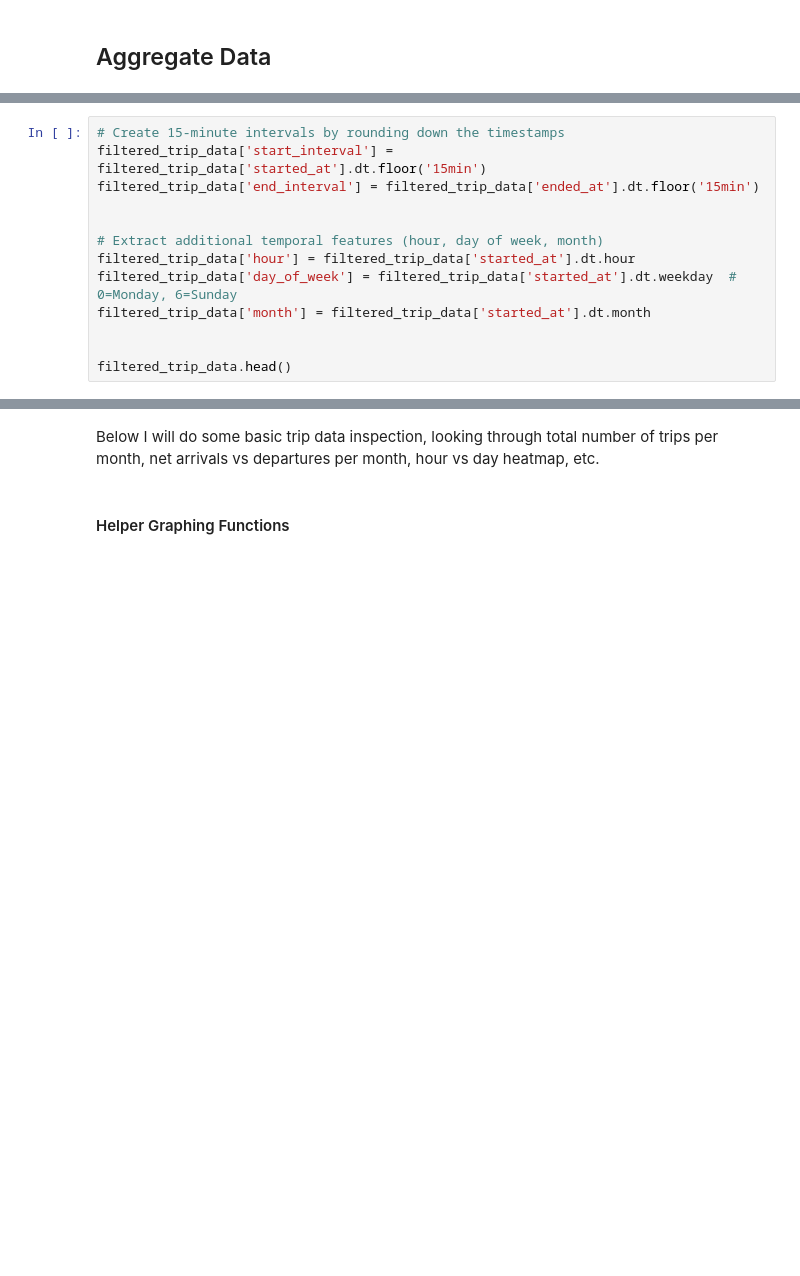
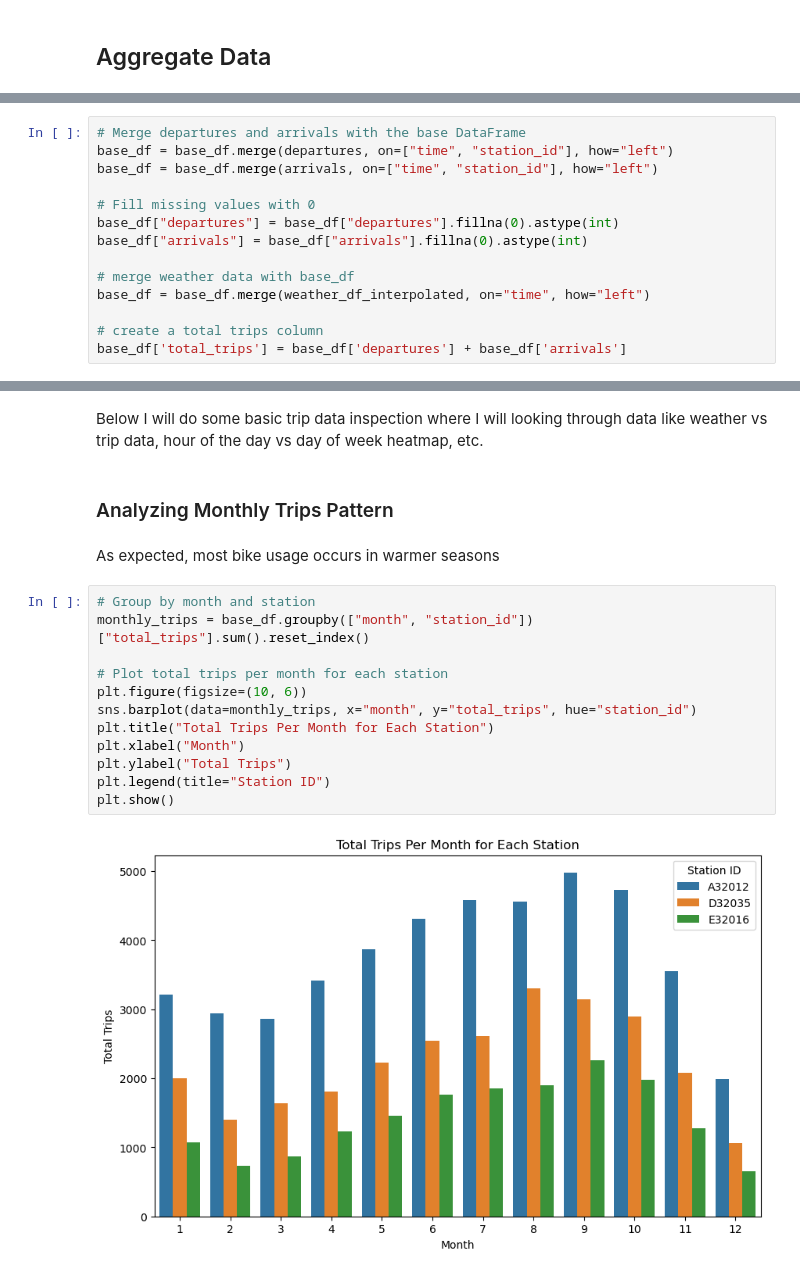
Before and after one commit to jamesyoung-15/Bluebikes-Availability-Predictor, a Jupyter notebook: notebook/notebook-v2.ipynb, the cells around one changed output, grey strips where cells are left out. Saved outputs shown, nothing was run; the diff lists cells and outputs as text; blank space fills up the shorter version.

```diff
--- a/notebook/notebook-v2.ipynb
+++ b/notebook/notebook-v2.ipynb
@@ -201,13 +201,0 @@ filtered_trip_data.head()
-# %%
-# Create 15-minute intervals by rounding down the timestamps
-filtered_trip_data['start_interval'] = filtered_trip_data['started_at'].dt.floor('15min')
-filtered_trip_data['end_interval'] = filtered_trip_data['ended_at'].dt.floor('15min')
-
-
-# Extract additional temporal features (hour, day of week, month)
-filtered_trip_data['hour'] = filtered_trip_data['started_at'].dt.hour
-filtered_trip_data['day_of_week'] = filtered_trip_data['started_at'].dt.weekday  # 0=Monday, 6=Sunday
-filtered_trip_data['month'] = filtered_trip_data['started_at'].dt.month
-
-
-filtered_trip_data.head()
@@ -222,0 +269,14 @@ To guess the number of bikes available at a station, I will split the arrivals a
+# %%
+# Merge departures and arrivals with the base DataFrame
+base_df = base_df.merge(departures, on=["time", "station_id"], how="left")
+base_df = base_df.merge(arrivals, on=["time", "station_id"], how="left")
+
+# Fill missing values with 0
+base_df["departures"] = base_df["departures"].fillna(0).astype(int)
+base_df["arrivals"] = base_df["arrivals"].fillna(0).astype(int)
+
+# merge weather data with base_df
+base_df = base_df.merge(weather_df_interpolated, on="time", how="left")
+
+# create a total trips column
+base_df['total_trips'] = base_df['departures'] + base_df['arrivals']
@@ -225,4 +309,20 @@ To guess the number of bikes available at a station, I will split the arrivals a
 # %% [markdown]
-Below I will do some basic trip data inspection, looking through total number of trips per month, net arrivals vs departures per month, hour vs day heatmap, etc.
+Below I will do some basic trip data inspection where I will looking through data like weather vs trip data, hour of the day vs day of week heatmap, etc.
-# %% [markdown]
-#### Helper Graphing Functions
+# %% [markdown]
+### Analyzing Monthly Trips Pattern
+# %% [markdown]
+As expected, most bike usage occurs in warmer seasons
+# %%
+# Group by month and station
+monthly_trips = base_df.groupby(["month", "station_id"])["total_trips"].sum().reset_index()
+
+# Plot total trips per month for each station
+plt.figure(figsize=(10, 6))
+sns.barplot(data=monthly_trips, x="month", y="total_trips", hue="station_id")
+plt.title("Total Trips Per Month for Each Station")
+plt.xlabel("Month")
+plt.ylabel("Total Trips")
+plt.legend(title="Station ID")
+plt.show()
+# %% [output]
+[figure, added]
```
Also changed, not shown: parts of 32 cells of this notebook, 6 other files.
